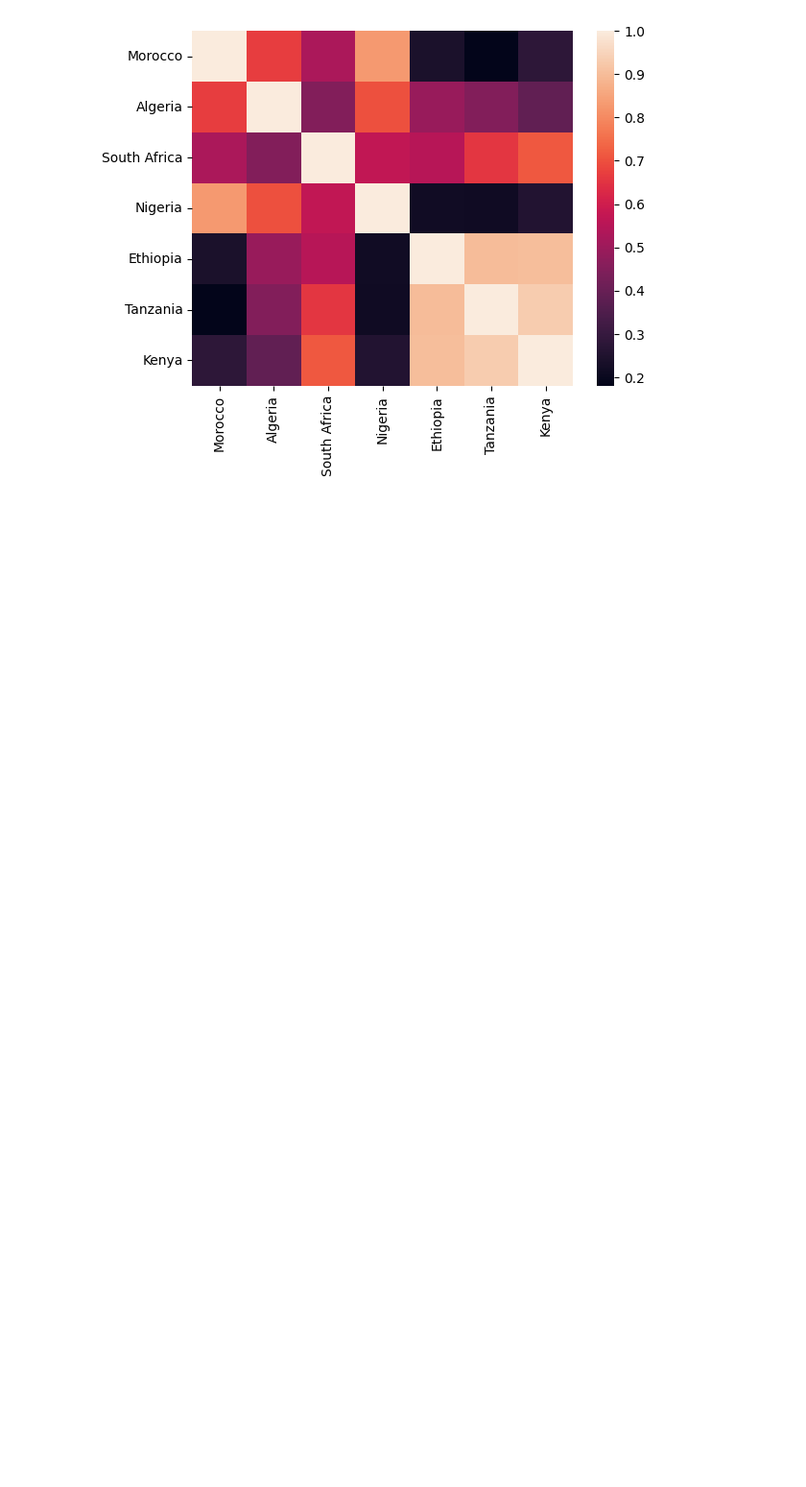
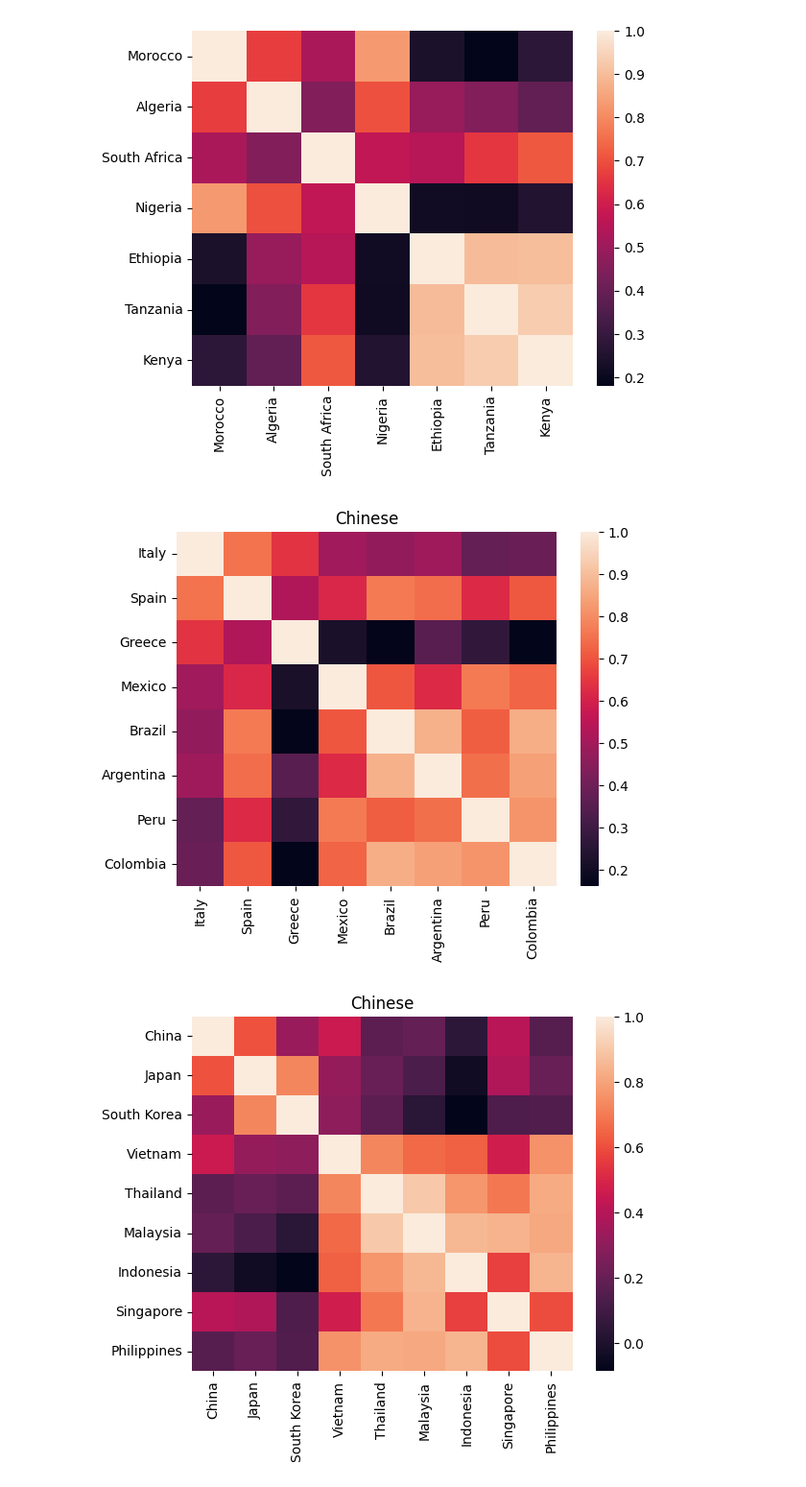
Before and after one commit to sclyde-ai/Natural_Language_Analysis, a Jupyter notebook: sato_hiroki/Chinese.ipynb, the cells around one changed output. Shown: that part at 96% size. Saved outputs shown, nothing was run; the diff lists cells and outputs as text; code cells hidden in the pictures; blank space fills up the shorter version.

```diff
--- a/sato_hiroki/Chinese.ipynb
+++ b/sato_hiroki/Chinese.ipynb
@@ -69,3 +46,26 @@ for key, value in region.items():
 [figure]
 [figure]
 [figure]
+# %%
+language = {
+    "Latin": ["Italy", "Spain", "Greece", "Mexico", "Brazil", "Argentina", "Peru", "Colombia"],
+    "East_Asia": ["China", "Japan", "South_Korea", "Vietnam", "Thailand", "Malaysia", "Indonesia", "Singapore", "Philippines"],
+    "Arabic": ["India", "Pakistan", "Kazakhstan", "Afghanistan", "Egypt", "Iran", "Türkiye", "Iraq", "Saudi_Arabia"],
+    "English": ["United_States", "Canada", "United_Kingdom", "France", "Germany", "Sweden", "Norway", "Australia", "New_Zealand"],
+    "Africa": ["Morocco", "Algeria", "South_Africa", "Nigeria", "Ethiopia", "Tanzania", "Kenya"],
+}
+
+import seaborn as sns
+import matplotlib.pyplot as plt
+
+for key, value in language.items():
+    # for elem in value:
+
+    value = [elem.replace('_', ' ') for elem in value]
+    sns.heatmap(df[value].corr())
+    plt.title('Chinese')
+    plt.show()
+    plt.close()
+# %% [output]
+[figure, new version]
+[figure, new version]
```
Also changed, not shown: parts of 5 cells of this notebook, 4 other files.
